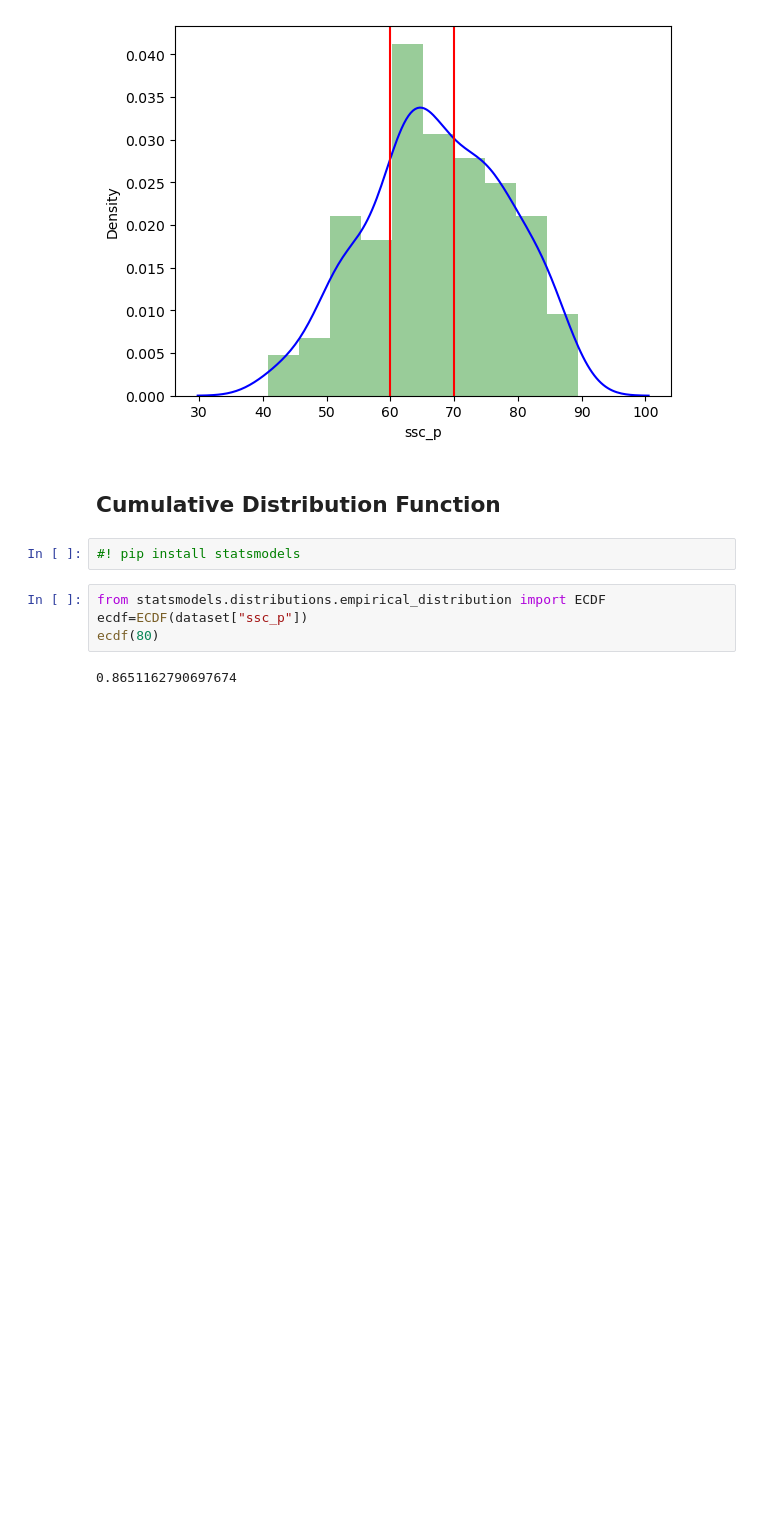
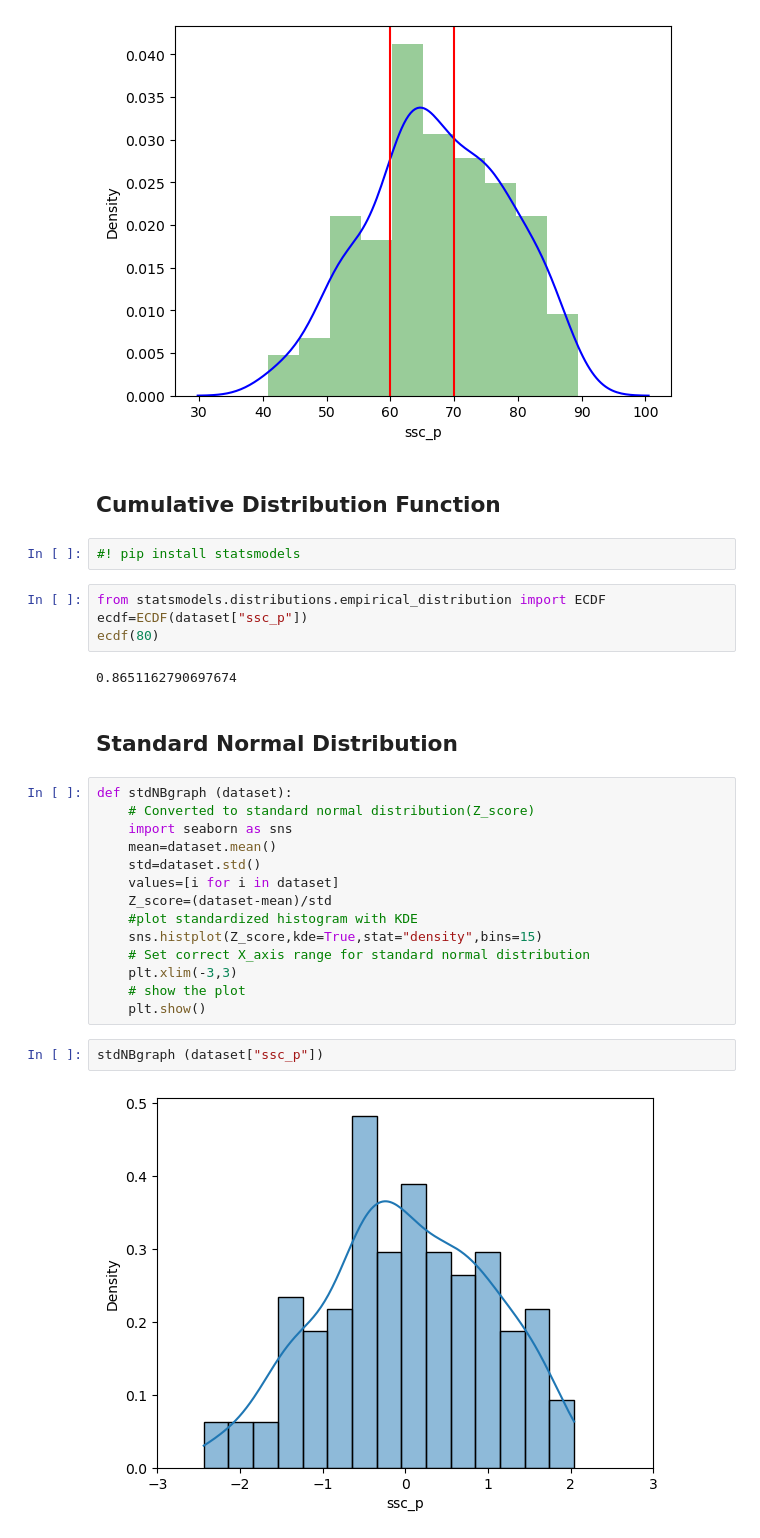
Before and after one commit to devipriyaai/Datascience, a Jupyter notebook: Univariate Annalysis/Normal Distribution _ PDF & CDF/Normal Distribution-PDF&CDF.ipynb, the cells around one changed output. Saved outputs shown, nothing was run; the diff lists cells and outputs as text; blank space fills up the shorter version.

```diff
--- a/Univariate Annalysis/Normal Distribution _ PDF & CDF/Normal Distribution-PDF&CDF.ipynb
+++ b/Univariate Annalysis/Normal Distribution _ PDF & CDF/Normal Distribution-PDF&CDF.ipynb
@@ -88,3 +88,23 @@ ecdf=ECDF(dataset["ssc_p"])
 ecdf(80)
 # %% [output]
 0.8651162790697674
+# %% [markdown]
+## Standard Normal Distribution
+# %%
+def stdNBgraph (dataset):
+    # Converted to standard normal distribution(Z_score)
+    import seaborn as sns
+    mean=dataset.mean()
+    std=dataset.std()
+    values=[i for i in dataset]
+    Z_score=(dataset-mean)/std
+    #plot standardized histogram with KDE
+    sns.histplot(Z_score,kde=True,stat="density",bins=15)
+    # Set correct X_axis range for standard normal distribution
+    plt.xlim(-3,3)
+    # show the plot
+    plt.show()
+# %%
+stdNBgraph (dataset["ssc_p"])
+# %% [output]
+[figure, added]
```
